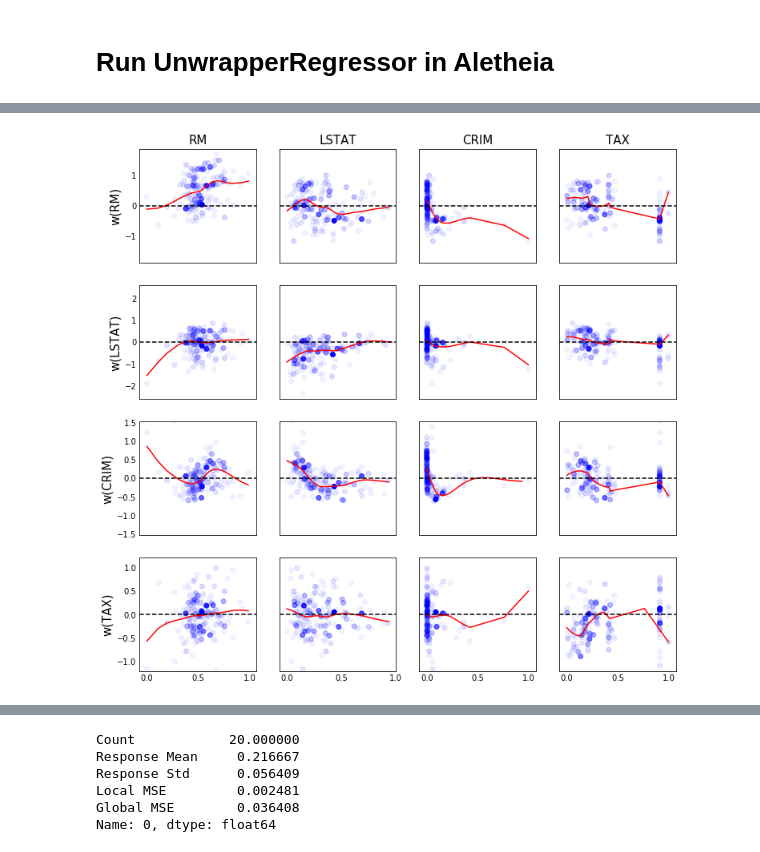
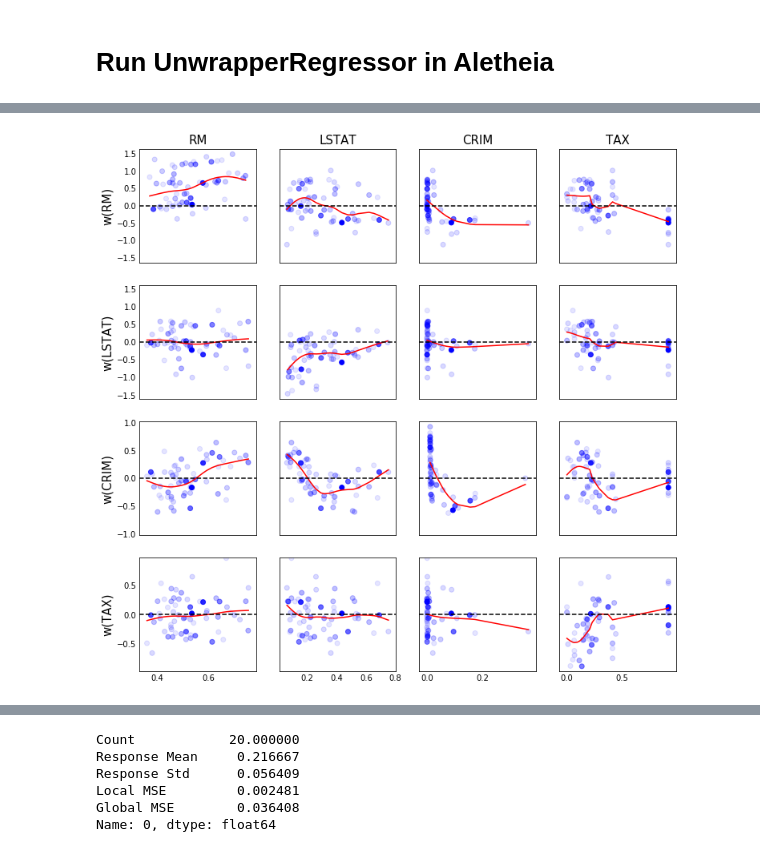
Before and after one commit to SelfExplainML/Aletheia, a Jupyter notebook: examples/BostonHouse.ipynb, the cells around one changed output, grey strips where cells are left out. Drawn from its saved outputs; the diff is of its cells as text; code cells hidden in the pictures.

```diff
--- a/examples/BostonHouse.ipynb
+++ b/examples/BostonHouse.ipynb
@@ -50,8 +50,8 @@ clf.summary()
 155 rows × 5 columns
 # %%
-clf.pair_plot([6, 13, 1, 10], nllms=clf.nllms, offdiagsmooth=True)
+clf.pair_plot([6, 13, 1, 10], nllms=60, offdiagsmooth=True)
 # %% [output]
-[figure, old version]
+[figure, new version]
 # %%
 clf.intercept_plot(feature_idx=[6, 13, 1, 10], nllms=50, figsize=(16, 4))
 # %% [output]
```
Also changed, not shown: parts of 6 cells of this notebook, 2 other files.
